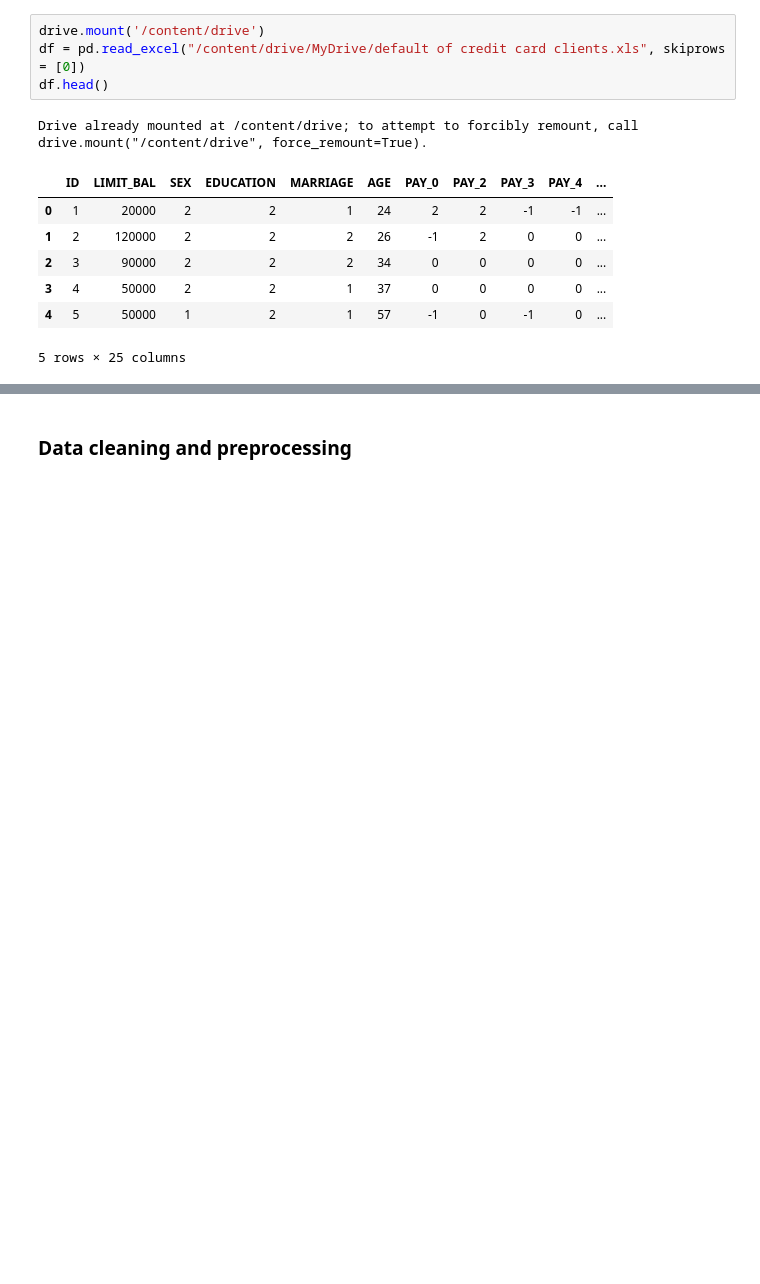
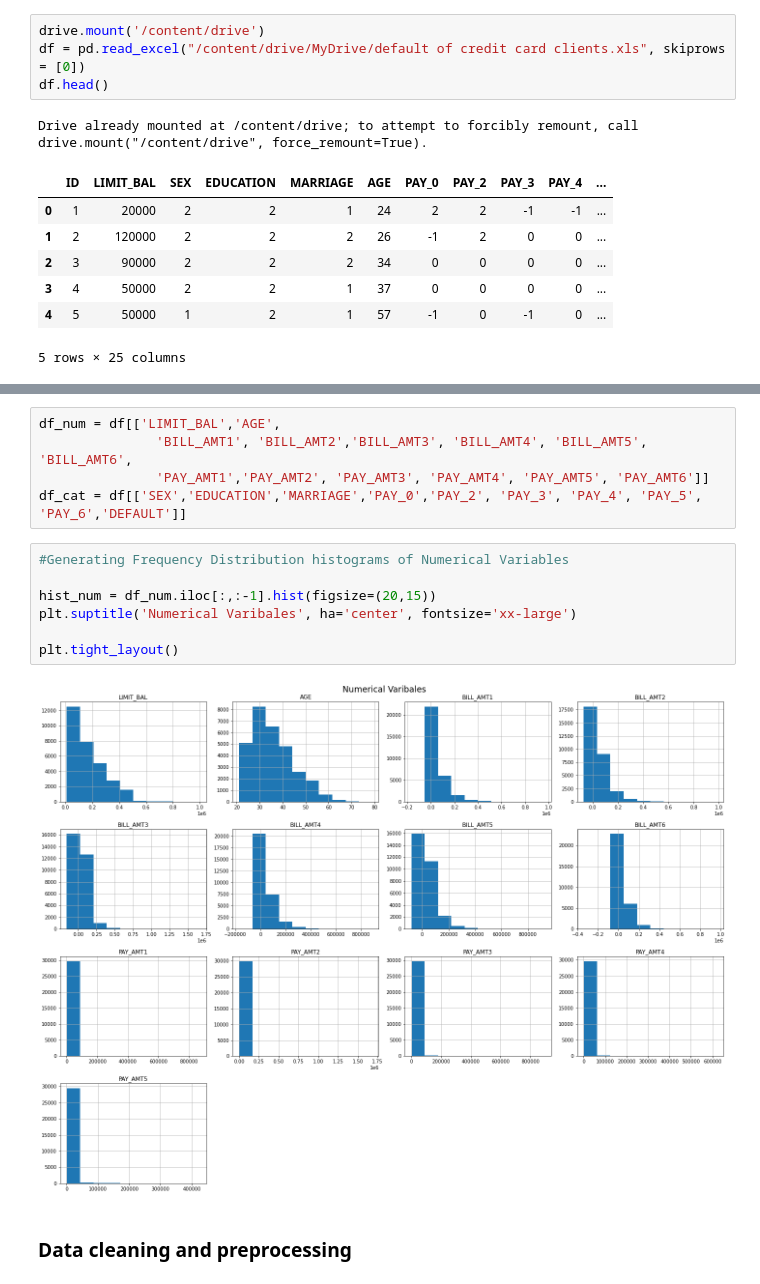
Before and after one commit to pagrkonecta/Konecta_Test, a Jupyter notebook: Konecta_Test_PAGR.ipynb, the cells around one changed output, grey strips where cells are left out. Cells and saved outputs as stored; diff of their text form; blank space fills up the shorter version.

```diff
--- a/Konecta_Test_PAGR.ipynb
+++ b/Konecta_Test_PAGR.ipynb
@@ -138,3 +175,17 @@ Drive already mounted at /content/drive; to attempt to forcibly remount, call dr
+# %%
+df_num = df[['LIMIT_BAL','AGE',
+               'BILL_AMT1', 'BILL_AMT2','BILL_AMT3', 'BILL_AMT4', 'BILL_AMT5', 'BILL_AMT6',
+               'PAY_AMT1','PAY_AMT2', 'PAY_AMT3', 'PAY_AMT4', 'PAY_AMT5', 'PAY_AMT6']]
+df_cat = df[['SEX','EDUCATION','MARRIAGE','PAY_0','PAY_2', 'PAY_3', 'PAY_4', 'PAY_5', 'PAY_6','DEFAULT']]
+# %%
+#Generating Frequency Distribution histograms of Numerical Variables
+
+hist_num = df_num.iloc[:,:-1].hist(figsize=(20,15))
+plt.suptitle('Numerical Varibales', ha='center', fontsize='xx-large')
+
+plt.tight_layout()
+# %% [output]
+[figure, added]
 # %% [markdown]
 ### Data cleaning and preprocessing
 # %%
```
Also changed, not shown: parts of 13 cells of this notebook.
